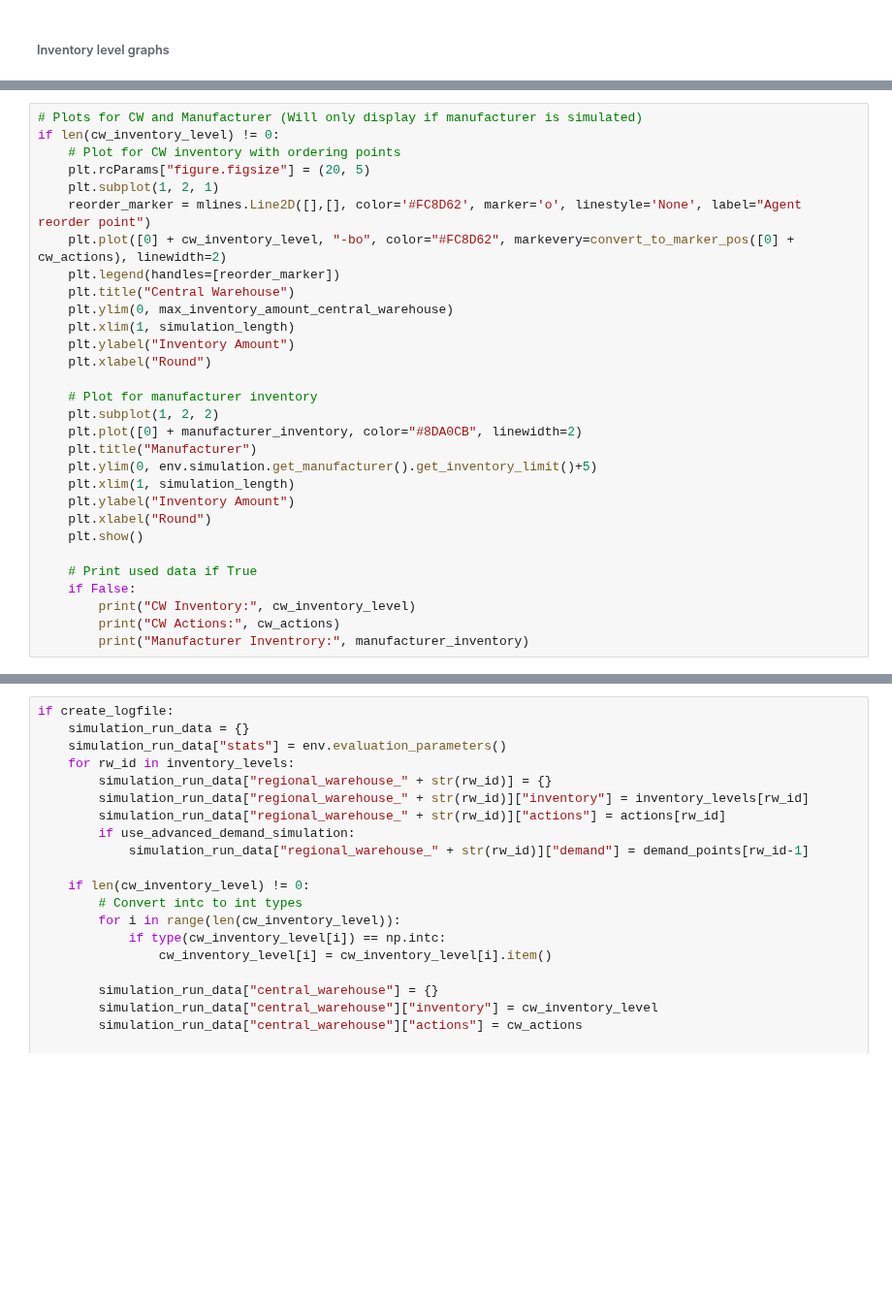
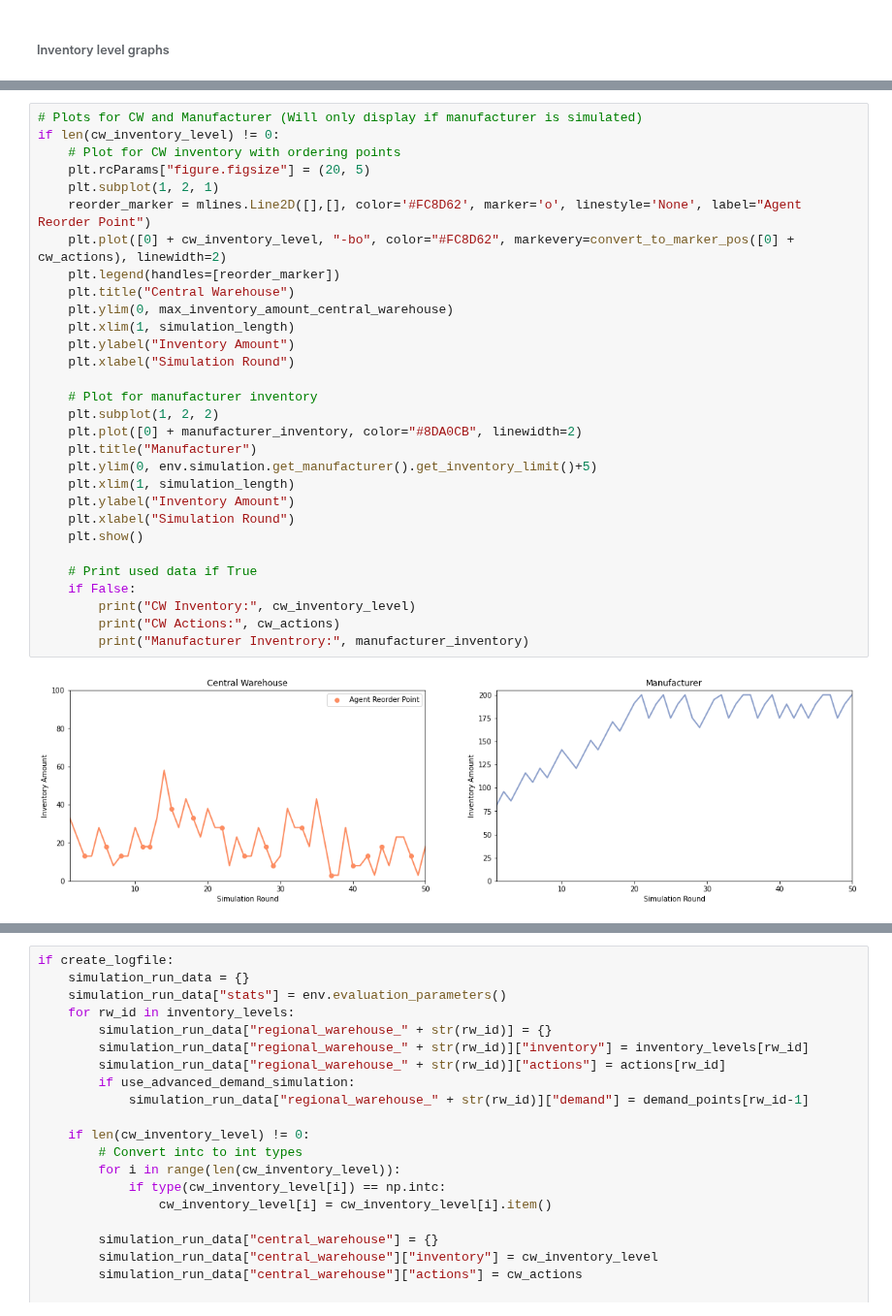
Before and after one commit to PatrickSinger99/ReinforcementLearningInventoryManagement, a Jupyter notebook: 7_demand_forecasting/main.ipynb, the cells around one changed output, grey strips where cells are left out. Shown at 97% size. Cells and saved outputs as stored; diff of their text form; blank space fills up the shorter version.

```diff
--- a/7_demand_forecasting/main.ipynb
+++ b/7_demand_forecasting/main.ipynb
@@ -316,33 +327,35 @@ plt.show()
 # %%
 # Plots for CW and Manufacturer (Will only display if manufacturer is simulated)
 if len(cw_inventory_level) != 0:
     # Plot for CW inventory with ordering points
     plt.rcParams["figure.figsize"] = (20, 5)
     plt.subplot(1, 2, 1)
-    reorder_marker = mlines.Line2D([],[], color='#FC8D62', marker='o', linestyle='None', label="Agent reorder point")
+    reorder_marker = mlines.Line2D([],[], color='#FC8D62', marker='o', linestyle='None', label="Agent Reorder Point")
     plt.plot([0] + cw_inventory_level, "-bo", color="#FC8D62", markevery=convert_to_marker_pos([0] + cw_actions), linewidth=2)
     plt.legend(handles=[reorder_marker])
     plt.title("Central Warehouse")
     plt.ylim(0, max_inventory_amount_central_warehouse)
     plt.xlim(1, simulation_length)
     plt.ylabel("Inventory Amount")
-    plt.xlabel("Round")
+    plt.xlabel("Simulation Round")
 
     # Plot for manufacturer inventory
     plt.subplot(1, 2, 2)
     plt.plot([0] + manufacturer_inventory, color="#8DA0CB", linewidth=2)
     plt.title("Manufacturer")
     plt.ylim(0, env.simulation.get_manufacturer().get_inventory_limit()+5)
     plt.xlim(1, simulation_length)
     plt.ylabel("Inventory Amount")
-    plt.xlabel("Round")
+    plt.xlabel("Simulation Round")
     plt.show()
 
     # Print used data if True
     if False:
         print("CW Inventory:", cw_inventory_level)
         print("CW Actions:", cw_actions)
         print("Manufacturer Inventrory:", manufacturer_inventory)
+# %% [output]
+[figure, added]
 # %%
 # Plot of Demand. Only drawn if advanced demand simulation is active
 if use_advanced_demand_simulation:
```
Also changed, not shown: parts of 11 cells of this notebook, 7 other files.
